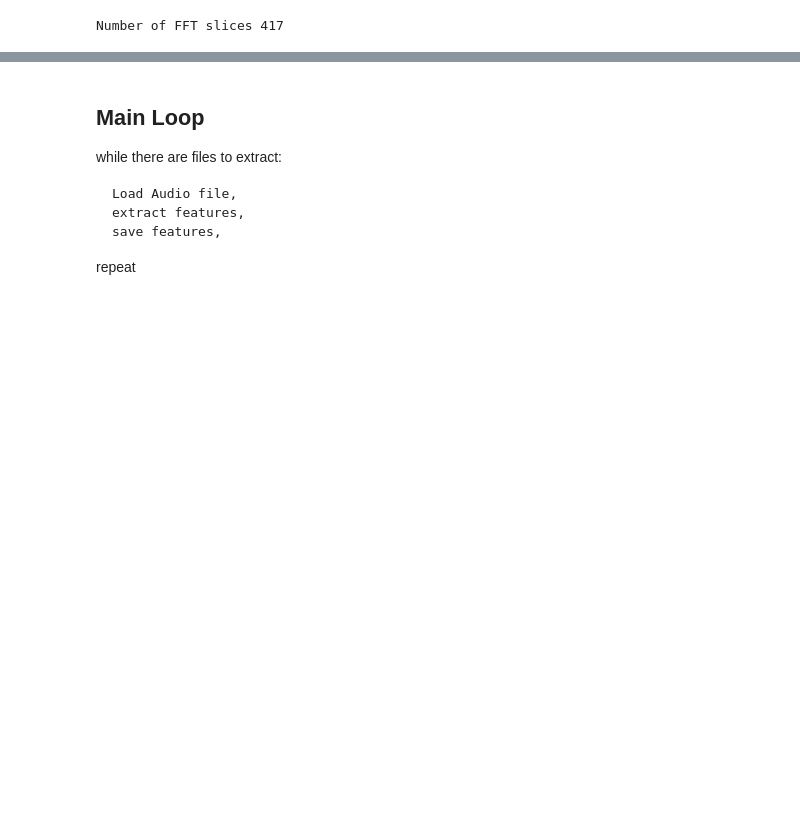
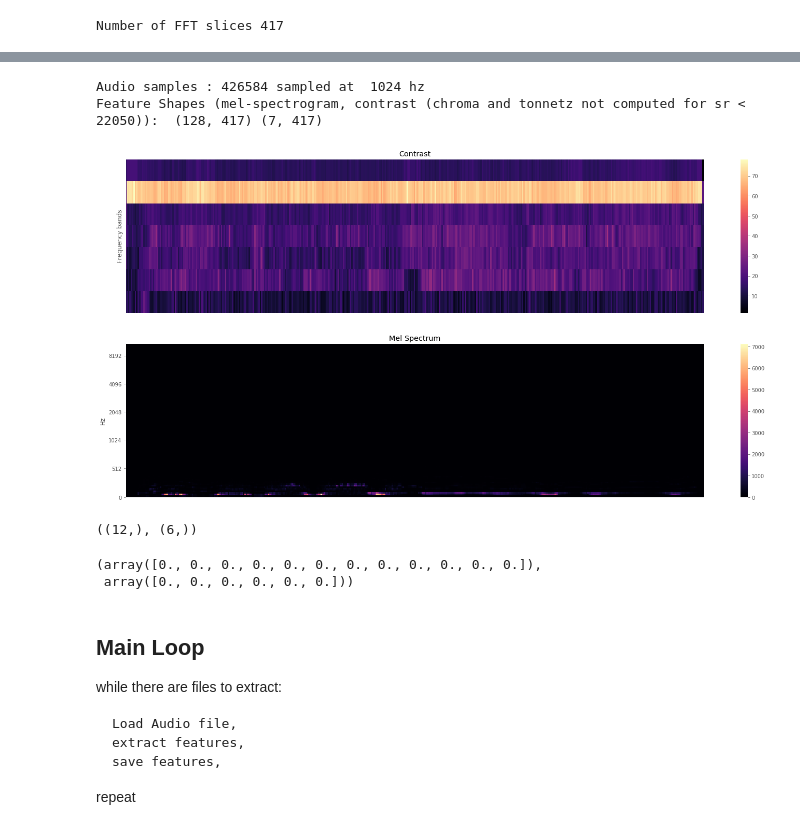
Before and after one commit to kartiknan/audio_baseline, a Jupyter notebook: extract-explore.ipynb, the cells around one changed output, grey strips where cells are left out. Cells and saved outputs as stored; diff of their text form; code cells hidden in the pictures; blank space fills up the shorter version.

```diff
--- a/extract-explore.ipynb
+++ b/extract-explore.ipynb
@@ -185,3 +203,18 @@ Number of FFT slices 417
+# %%
+ch, m, co, t = extract_feature(X2, class_name, sr=sr2, p=True)
+# %% [output]
+Audio samples : 426584 sampled at  1024 hz
+Feature Shapes (mel-spectrogram, contrast (chroma and tonnetz not computed for sr < 22050)):  (128, 417) (7, 417)
+[figure, added]
+# %%
+ch.shape, t.shape
+# %% [output]
+((12,), (6,))
+# %%
+ch, t
+# %% [output]
+(array([0., 0., 0., 0., 0., 0., 0., 0., 0., 0., 0., 0.]),
+ array([0., 0., 0., 0., 0., 0.]))
 # %% [markdown]
 ## Main Loop
 while there are files to extract:
```
Also changed, not shown: parts of 2 cells of this notebook.
